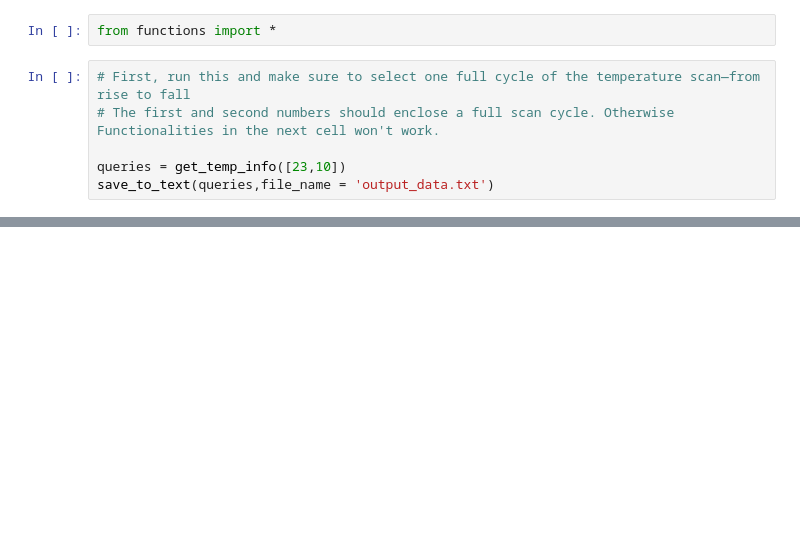
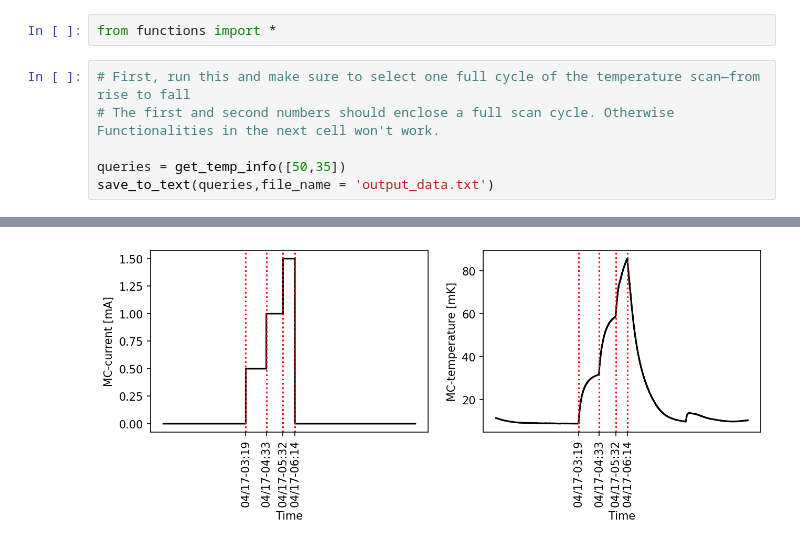
Before and after one commit to atasattari/fridge_tuning, a Jupyter notebook: extract_fridge_data.ipynb, the cells around one changed output, grey strips where cells are left out. Drawn from its saved outputs; the diff is of its cells as text; blank space fills up the shorter version.

```diff
--- a/extract_fridge_data.ipynb
+++ b/extract_fridge_data.ipynb
@@ -4,6 +4,6 @@ from functions import *
 # First, run this and make sure to select one full cycle of the temperature scan—from rise to fall
 # The first and second numbers should enclose a full scan cycle. Otherwise Functionalities in the next cell won't work.
 
-queries = get_temp_info([23,10])
+queries = get_temp_info([50,35])
 save_to_text(queries,file_name = 'output_data.txt')
 # %% [output]
@@ -11,3 +12,4 @@ https://scdms-monitor.tes-uoft.com/snolab/api/query?table=temp&startDate=2025-04
+[figure, added]
 # %%
 # Give the address of the output this cell.
 
```
Also changed, not shown: parts of 3 cells of this notebook, 1 other file.
